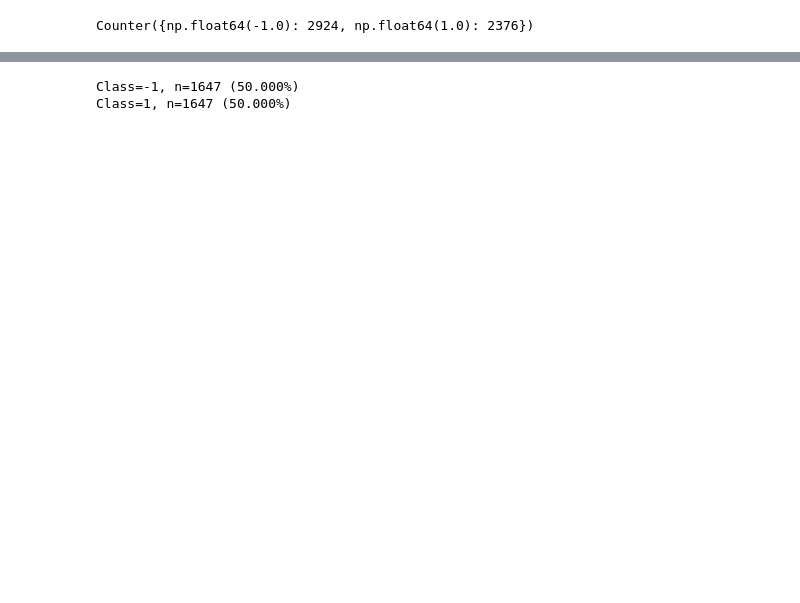
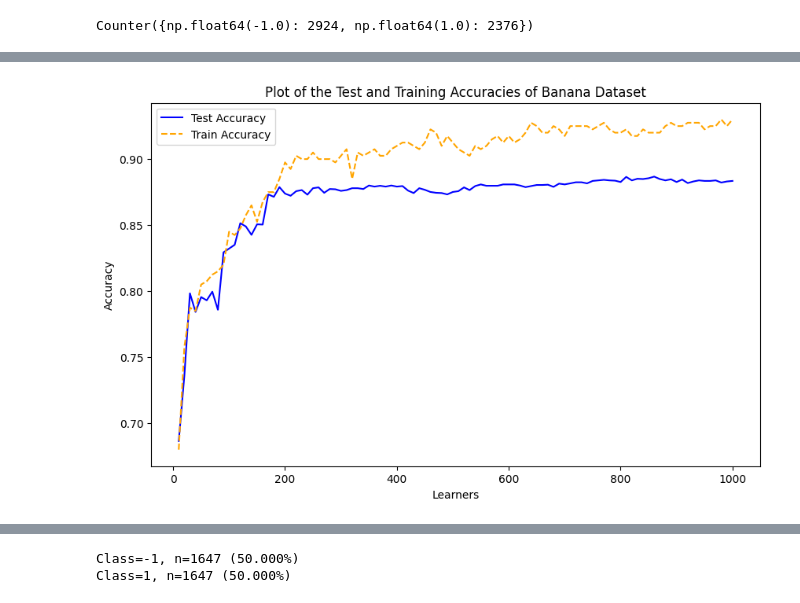
Before and after one commit to aleisley/ai201-pa4, a Jupyter notebook: [AI201: PA4 (Adaboost and SVM)] Asares, Anthon Van.ipynb, the cells around one changed output, grey strips where cells are left out. Drawn from its saved outputs; the diff is of its cells as text; code cells hidden in the pictures; blank space fills up the shorter version.

```diff
--- a/[AI201: PA4 (Adaboost and SVM)] Asares, Anthon Van.ipynb
+++ b/[AI201: PA4 (Adaboost and SVM)] Asares, Anthon Van.ipynb
@@ -474,6 +474,12 @@ Test accuracy: 0.8020408163265306
 # %%
+#-------------------------------------------
+# Plot the accuracies for the banana dataset
+#-------------------------------------------
+
 plot_graphs(
-    'Line Graph of Feature1 and Feature2',
+    'Plot of the Test and Training Accuracies of Banana Dataset',
     testacc={ 'data': banana_test_accuracies, 'label': 'Test Accuracy', 'color': 'blue', 'linestyle': '-' },
     trainacc={ 'data': banana_train_accuracies, 'label': 'Train Accuracy', 'color': 'orange', 'linestyle': '--' }
 )
+# %% [output]
+[figure, added]
```
Also changed, not shown: parts of 28 cells of this notebook, 3 other files.
